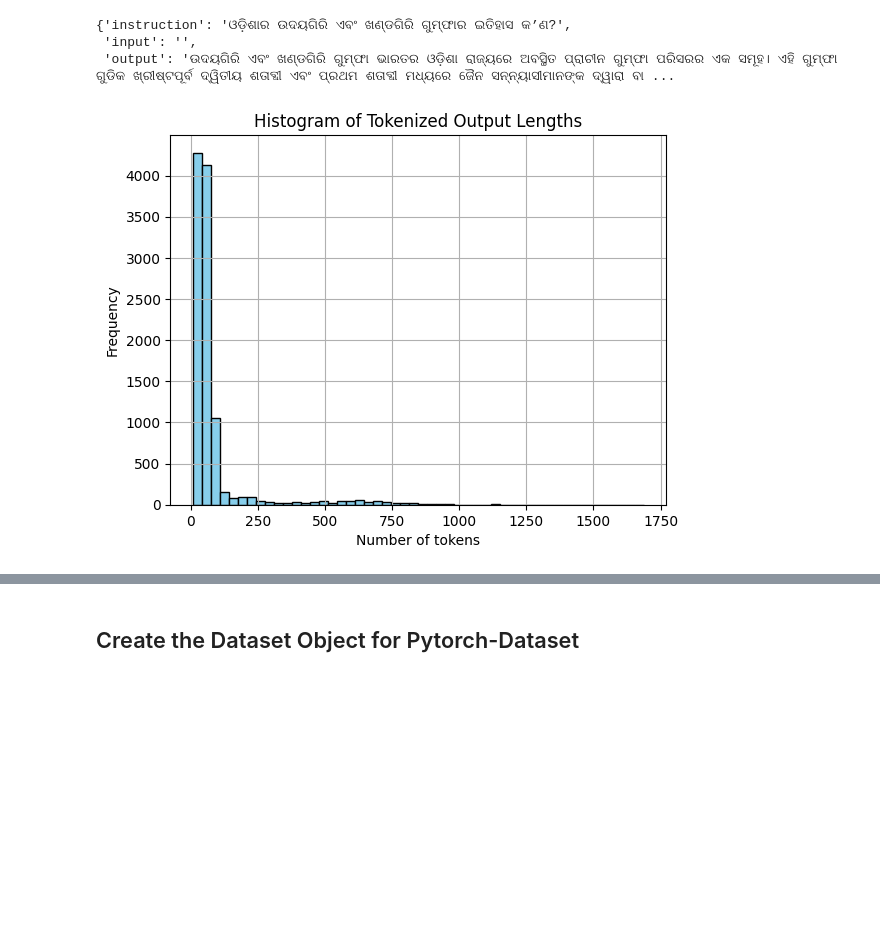
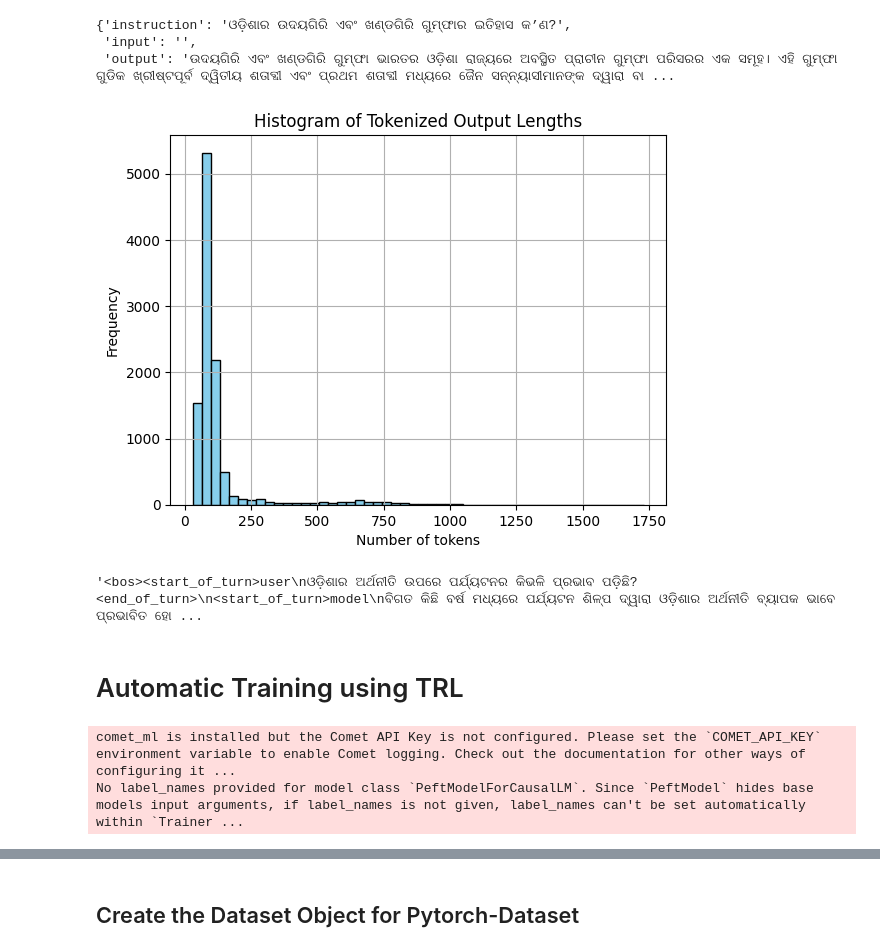
Before and after one commit to mohan696matlab/LLAMA_Finetuning_Master_Class, a Jupyter notebook: P1_Gemma_multilingual_finetuning copy.ipynb, the cells around one changed output, grey strips where cells are left out. Saved outputs shown, nothing was run; the diff lists cells and outputs as text; code cells hidden in the pictures; blank space fills up the shorter version.

```diff
--- a/P1_Gemma_multilingual_finetuning copy.ipynb
+++ b/P1_Gemma_multilingual_finetuning copy.ipynb
@@ -56,14 +72,14 @@ dataset['train'][50]
  'output': 'ଉଦୟଗିରି ଏବଂ ଖଣ୍ଡଗିରି ଗୁମ୍ଫା ଭାରତର ଓଡ଼ିଶା ରାଜ୍ୟରେ ଅବସ୍ଥିତ ପ୍ରାଚୀନ ଗୁମ୍ଫା ପରିସରର ଏକ ସମୂହ। ଏହି ଗୁମ୍ଫା ଗୁଡିକ ଖ୍ରୀଷ୍ଟପୂର୍ବ ଦ୍ୱିତୀୟ ଶତାବ୍ଦୀ ଏବଂ ପ୍ରଥମ ଶତାବ୍ଦୀ ମଧ୍ୟରେ ଜୈନ ସନ୍ନ୍ୟାସୀମାନଙ୍କ ଦ୍ୱାରା ବା ...
 # %%
 import matplotlib.pyplot as plt
-lengths = [len(tokenizer(example['output'])['input_ids']) for example in dataset['train']]
+lengths = [len(tokenizer(example['instruction']+ example['output'])['input_ids']) for example in dataset['train']]
 
 # Plot the histogram
 plt.hist(lengths, bins=50, color='skyblue', edgecolor='black')
 plt.title("Histogram of Tokenized Output Lengths")
 plt.xlabel("Number of tokens")
 plt.ylabel("Frequency")
 plt.grid(True)
 plt.show()
 # %% [output]
-[figure, old version]
+[figure, new version]
@@ -69,0 +104,6 @@ plt.show()
+# %%
+tokenizer.apply_chat_template(dataset['train'][0]['messages'],tokenize=False)
+# %% [output]
+'<bos><start_of_turn>user\nଓଡ଼ିଶାର ଅର୍ଥନୀତି ଉପରେ ପର୍ଯ୍ୟଟନର କିଭଳି ପ୍ରଭାବ ପଡ଼ିଛି?<end_of_turn>\n<start_of_turn>model\nବିଗତ କିଛି ବର୍ଷ ମଧ୍ୟରେ ପର୍ଯ୍ୟଟନ ଶିଳ୍ପ ଦ୍ୱାରା ଓଡ଼ିଶାର ଅର୍ଥନୀତି ବ୍ୟାପକ ଭାବେ ପ୍ରଭାବିତ ହୋ ...
+# %% [markdown]
+# Automatic Training using TRL
@@ -69,0 +147,14 @@ plt.show()
+# %%
+from trl import SFTTrainer
+
+# Create Trainer object
+trainer = SFTTrainer(
+    model=model,
+    args=args,
+    train_dataset=dataset["train"],
+    peft_config=peft_config,
+    processing_class=tokenizer
+)
+# %% [output]
+comet_ml is installed but the Comet API Key is not configured. Please set the `COMET_API_KEY` environment variable to enable Comet logging. Check out the documentation for other ways of configuring it ...
+No label_names provided for model class `PeftModelForCausalLM`. Since `PeftModel` hides base models input arguments, if label_names is not given, label_names can't be set automatically within `Trainer ...
```
Also changed, not shown: parts of 29 cells of this notebook, 2 other files.
